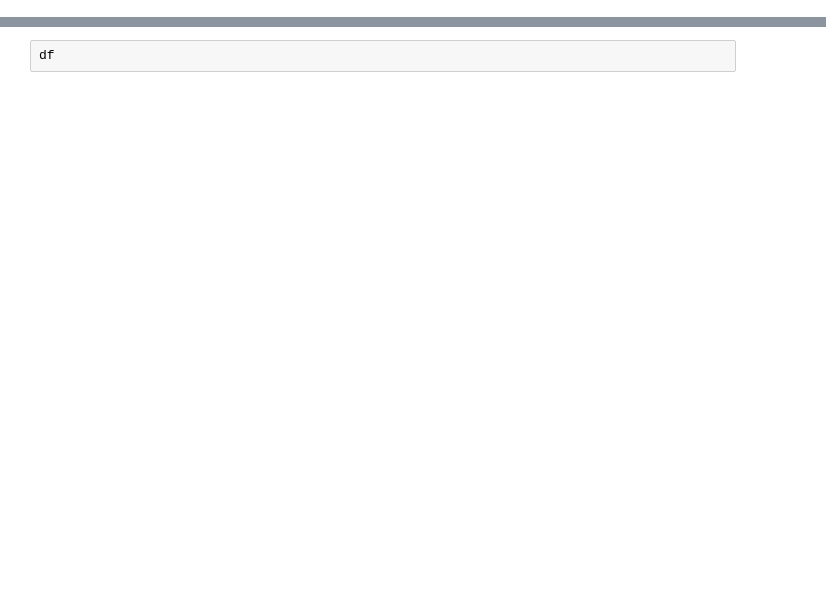
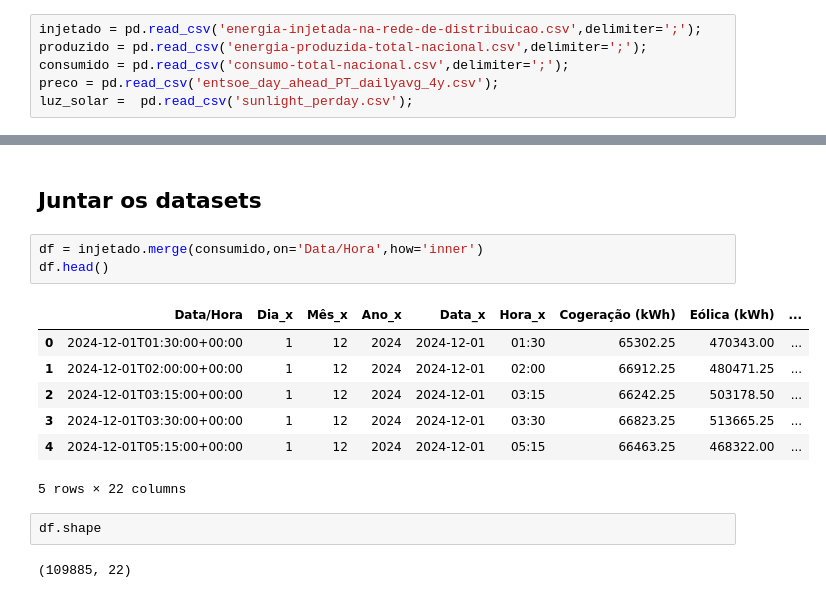
Before and after one commit to HenriqueCura/Data-Analysis-and-Visualization-Project-Eletrcity, a Jupyter notebook: Project.ipynb, the cells around one changed output, grey strips where cells are left out. Cells and saved outputs as stored; diff of their text form; blank space fills up the shorter version.

```diff
--- a/Project.ipynb
+++ b/Project.ipynb
@@ -22,0 +8,6 @@ df = pd.read_csv('entsoe_day_ahead_PT_hourly_4y.csv')
+# %%
+injetado = pd.read_csv('energia-injetada-na-rede-de-distribuicao.csv',delimiter=';');
+produzido = pd.read_csv('energia-produzida-total-nacional.csv',delimiter=';');
+consumido = pd.read_csv('consumo-total-nacional.csv',delimiter=';');
+preco = pd.read_csv('entsoe_day_ahead_PT_dailyavg_4y.csv');
+luz_solar =  pd.read_csv('sunlight_perday.csv');
@@ -23,2 +139,17 @@ df = pd.read_csv('entsoe_day_ahead_PT_hourly_4y.csv')
+# %% [markdown]
+## Juntar os datasets
+# %%
+df = injetado.merge(consumido,on='Data/Hora',how='inner')
+df.head()
+# %% [output]
+|  | Data/Hora | Dia_x | Mês_x | Ano_x | Data_x | Hora_x | Cogeração (kWh) | Eólica (kWh) | ... |
+| 0 | 2024-12-01T01:30:00+00:00 | 1 | 12 | 2024 | 2024-12-01 | 01:30 | 65302.25 | 470343.00 | ... |
+| 1 | 2024-12-01T02:00:00+00:00 | 1 | 12 | 2024 | 2024-12-01 | 02:00 | 66912.25 | 480471.25 | ... |
+| 2 | 2024-12-01T03:15:00+00:00 | 1 | 12 | 2024 | 2024-12-01 | 03:15 | 66242.25 | 503178.50 | ... |
+| 3 | 2024-12-01T03:30:00+00:00 | 1 | 12 | 2024 | 2024-12-01 | 03:30 | 66823.25 | 513665.25 | ... |
+| 4 | 2024-12-01T05:15:00+00:00 | 1 | 12 | 2024 | 2024-12-01 | 05:15 | 66463.25 | 468322.00 | ... |
+5 rows × 22 columns
 # %%
-df
+df.shape
+# %% [output]
+(109885, 22)
```
Also changed, not shown: parts of 36 cells of this notebook, 3 other files.
